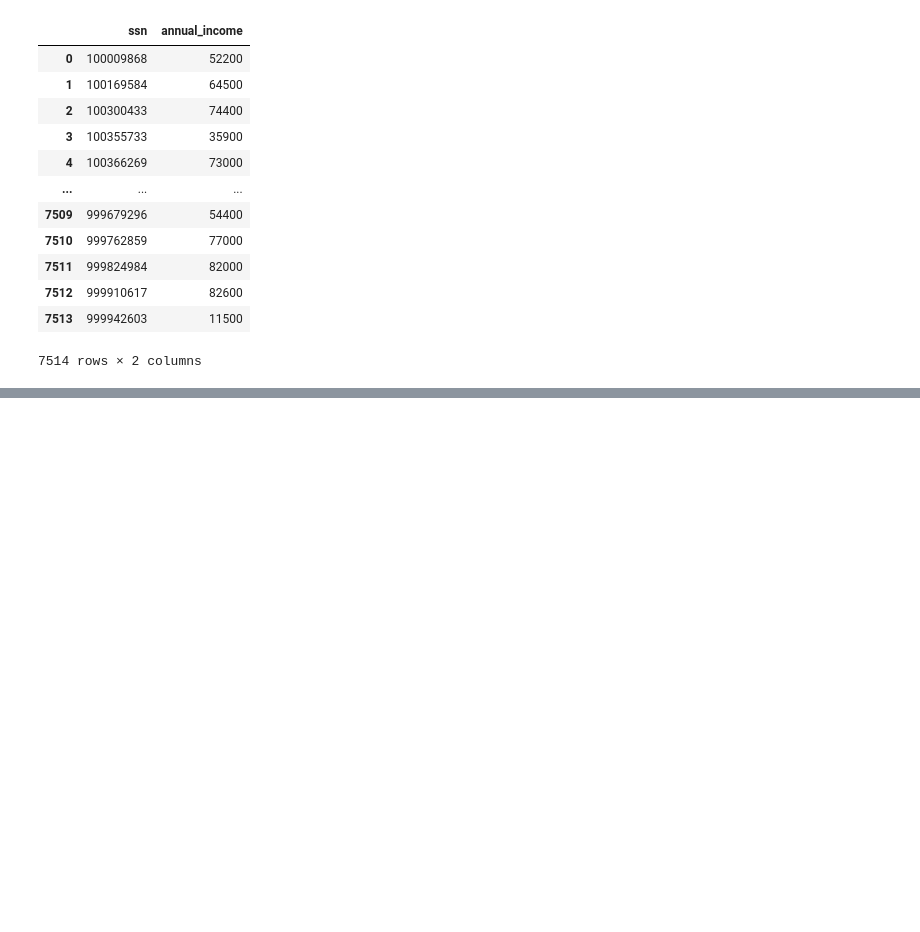
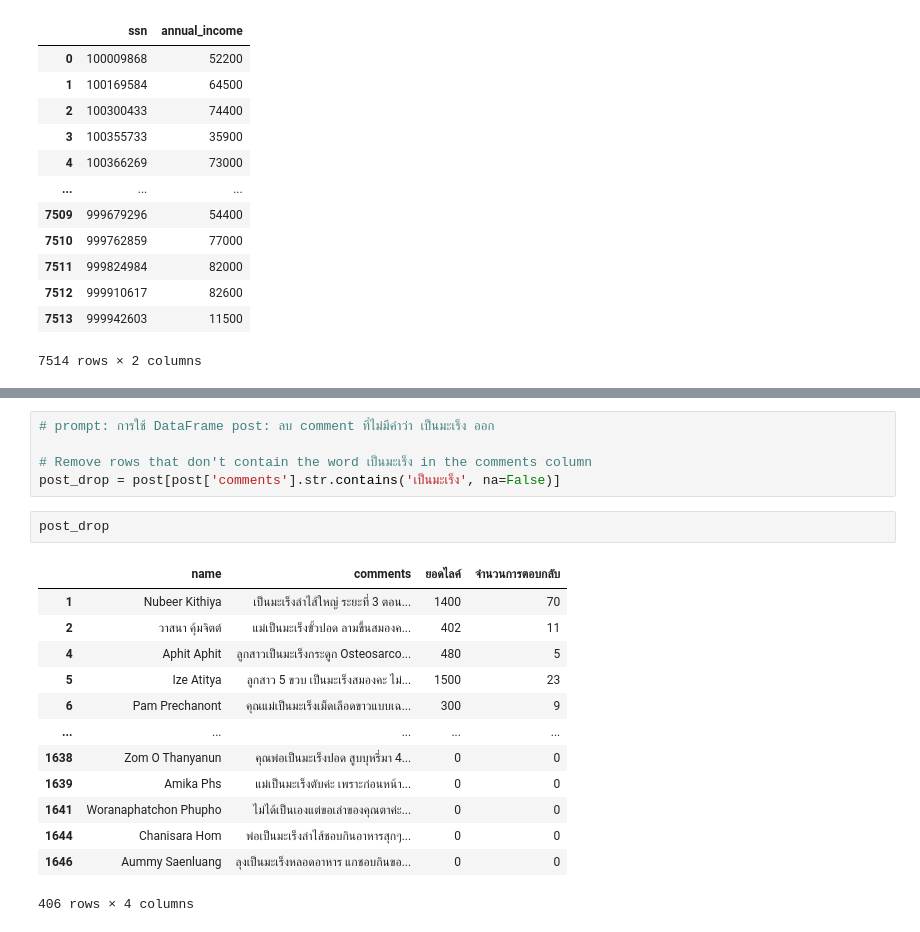
Before and after one commit to Natthaphatz007/Python_dataviz2024, a Jupyter notebook: Midterm.ipynb, the cells around one changed output, grey strips where cells are left out. Saved outputs shown, nothing was run; the diff lists cells and outputs as text; blank space fills up the shorter version.

```diff
--- a/Midterm.ipynb
+++ b/Midterm.ipynb
@@ -424,0 +451,21 @@ income_data
+# %%
+# prompt: การใช้ DataFrame post: ลบ comment ที่ไม่มีคำว่า เป็นมะเร็ง ออก
+
+# Remove rows that don't contain the word เป็นมะเร็ง in the comments column
+post_drop = post[post['comments'].str.contains('เป็นมะเร็ง', na=False)]
+# %%
+post_drop
+# %% [output]
+|  | name | comments | ยอดไลค์ | จำนวนการตอบกลับ |
+| 1 | Nubeer Kithiya | เป็นมะเร็งลำไส้ใหญ่ ระยะที่ 3 ตอน... | 1400 | 70 |
+| 2 | วาสนา คุ้มจิตต์ | แม่เป็นมะเร็งขั้วปอด ลามขึ้นสมองค... | 402 | 11 |
+| 4 | Aphit Aphit | ลูกสาวเป็นมะเร็งกระดูก Osteosarco... | 480 | 5 |
+| 5 | Ize Atitya | ลูกสาว 5 ขวบ เป็นมะเร็งสมองคะ ไม่... | 1500 | 23 |
+| 6 | Pam Prechanont | คุณแม่เป็นมะเร็งเม็ดเลือดขาวแบบเฉ... | 300 | 9 |
+| ... | ... | ... | ... | ... |
+| 1638 | Zom O Thanyanun | คุณพ่อเป็นมะเร็งปอด สูบบุหรี่มา 4... | 0 | 0 |
+| 1639 | Amika Phs | แม่เป็นมะเร็งตับค่ะ เพราะก่อนหน้า... | 0 | 0 |
+| 1641 | Woranaphatchon Phupho | ไม่ได้เป็นเองแต่ขอเล่าของคุณตาค่ะ... | 0 | 0 |
+| 1644 | Chanisara Hom | พ่อเป็นมะเร็งลำไส้ชอบกินอาหารสุกๆ... | 0 | 0 |
+| 1646 | Aummy Saenluang | ลุงเป็นมะเร็งหลอดอาหาร แกชอบกินขอ... | 0 | 0 |
+406 rows × 4 columns
```
Also changed, not shown: parts of 5 cells of this notebook.
